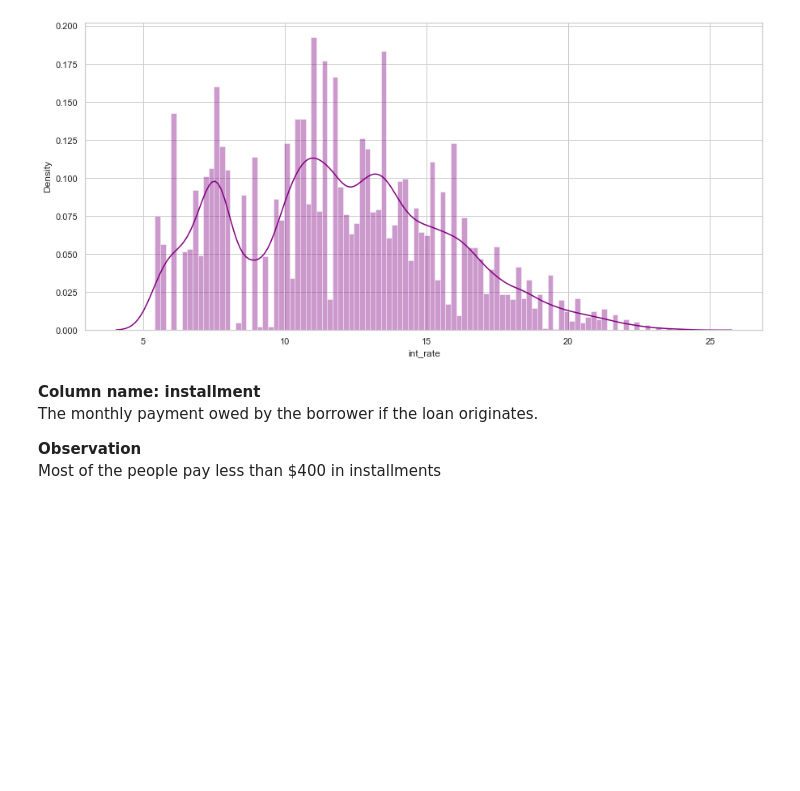
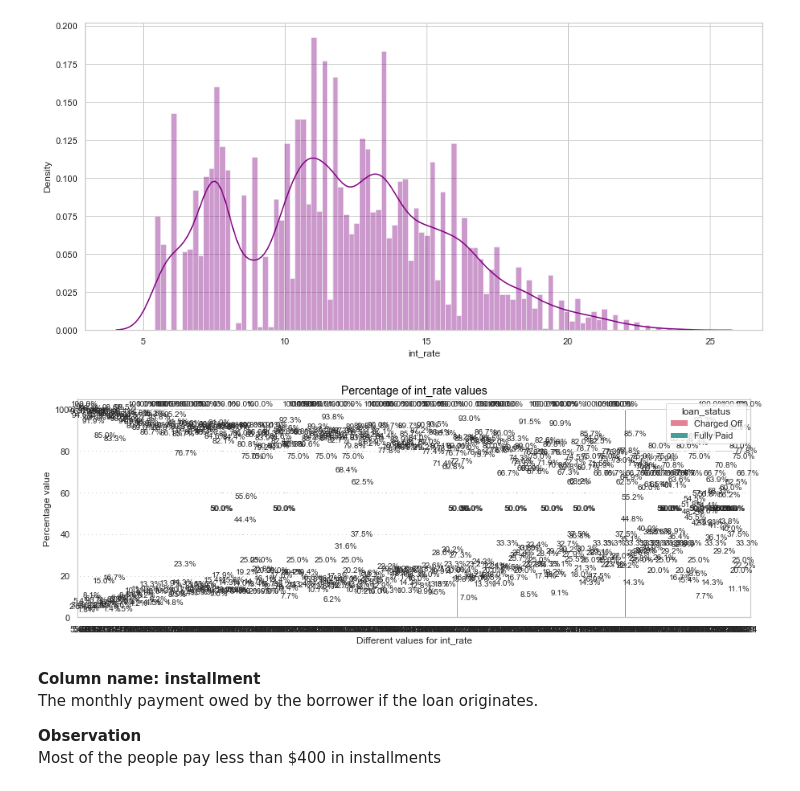
Before and after one commit to Utkarsh4610/LendingClub, a Jupyter notebook: LendingClubCaseStudy.ipynb, the cells around one changed output. Saved outputs shown, nothing was run; the diff lists cells and outputs as text; code cells hidden in the pictures; blank space fills up the shorter version.

```diff
--- a/LendingClubCaseStudy.ipynb
+++ b/LendingClubCaseStudy.ipynb
@@ -447,21 +447,19 @@ def comparison_plot_old(df,col_name,pick_top=0,palette_name = 'husl'):
     plt.show()
 # %%
 #plot segmented comparison for a column on charge off vs fully paid loans
-def comparison_plot(dataframe, col_name, vertical=True, palette_name = 'husl', pick_top=0):
+def comparison_plot(dataframe, col_name, vertical=True, palette_name = 'husl'):
     d1 = pd.pivot_table(dataframe, index=['loan_status',col_name], values='id', aggfunc='count').reset_index()
     d2 = pd.pivot_table(dataframe, index=[col_name], values='id', aggfunc='count').reset_index()
     d = d2.merge(d1, on=col_name)
     #derived percentage values
     d['perc']=(d['id_y']/d['id_x'])*100
 
-    if pick_top !=0:
-        d = d.head(pick_top)
-
     if vertical:
         plt.figure(figsize=(15,5))
         ax1 = sns.barplot(x=col_name, y='perc', data=d,palette=palette_name,ci=False,hue='loan_status')
         plt.xlabel(f'Different values for {col_name}')
         plt.ylabel(f'Percentage value')
+        annotate_bar(ax1,percent=True)
     else:
         plt.figure(figsize=(10,10))
         ax1 = sns.barplot(x='perc', y=col_name, data=d,palette=palette_name,ci=False,hue='loan_status')
@@ -469,7 +467,6 @@ def comparison_plot(dataframe, col_name, vertical=True, palette_name = 'husl', p
         plt.xlabel(f'Percentage value')
 
     plt.title(f'Percentage of {col_name} values',{'color' :'black','fontsize':14})
-    annotate_bar(ax1,percent=True)
     plt.show()
 # %%
 #remove future warnings for distplot
@@ -535,6 +532,10 @@ sns.distplot(loan_master_fp_co['int_rate'],bins=100,color='purple')
 plt.show()
 # %% [output]
 [figure]
+# %%
+comparison_plot(loan_master_fp_co, 'int_rate') # need brackets
+# %% [output]
+[figure, added]
 # %% [markdown]
 **Column name: installment <br>**
 The monthly payment owed by the borrower if the loan originates.<br>
```
Also changed, not shown: parts of 20 cells of this notebook.
